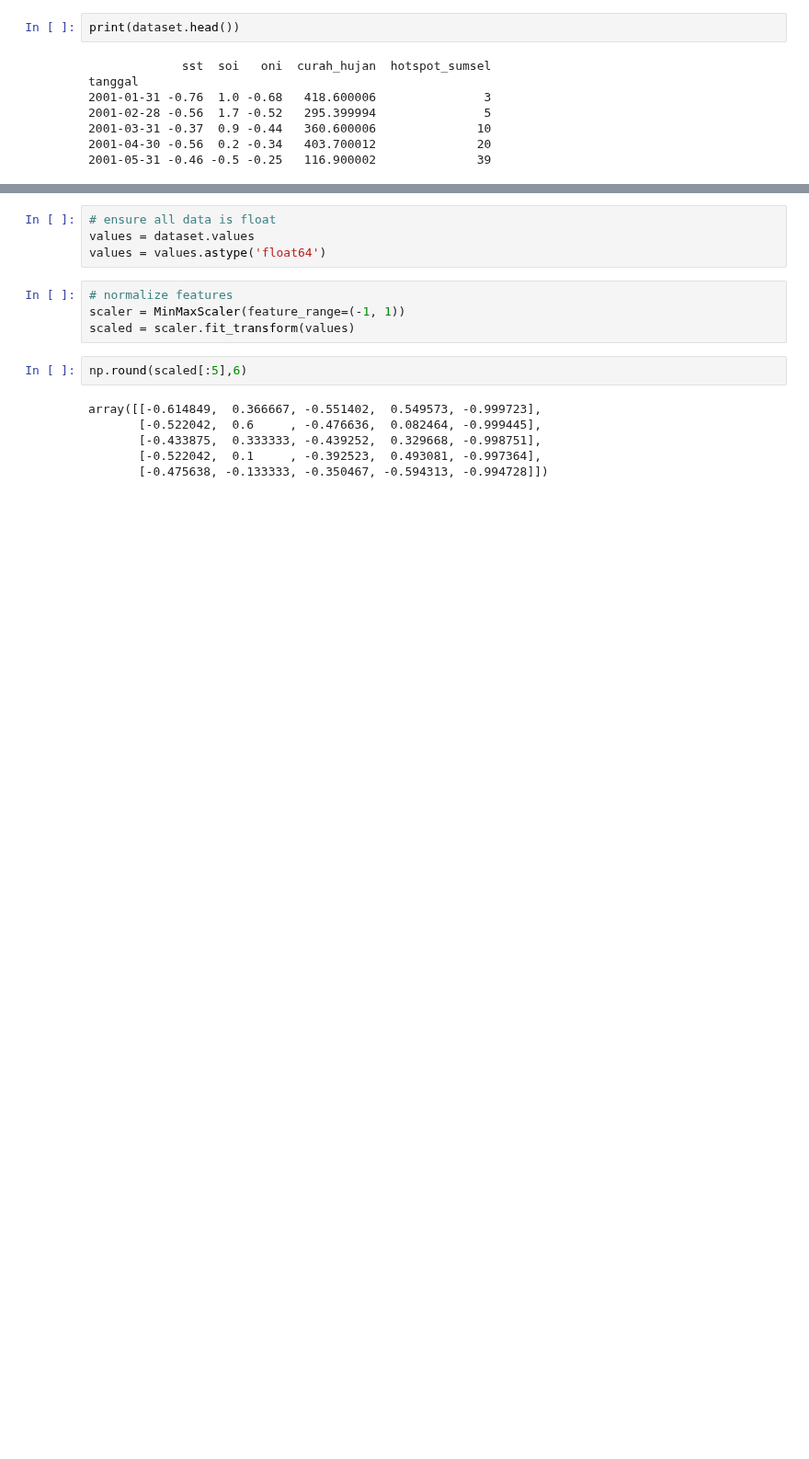
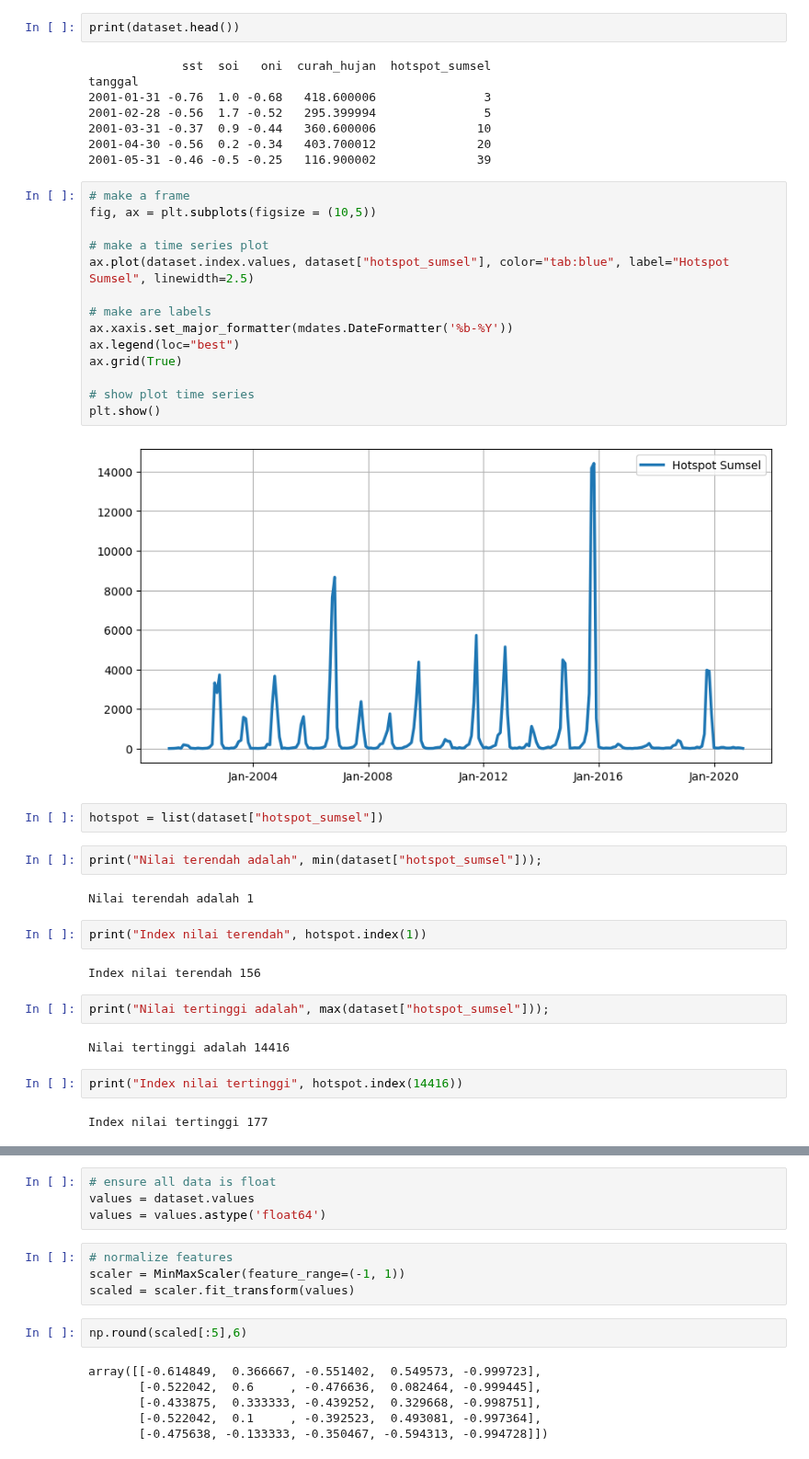
Before and after one commit to kusin/tensorflow-hotspot-v1, a Jupyter notebook: Untitled2.ipynb, the cells around one changed output, grey strips where cells are left out. Shown at 92% size. Saved outputs shown, nothing was run; the diff lists cells and outputs as text; blank space fills up the shorter version.

```diff
--- a/Untitled2.ipynb
+++ b/Untitled2.ipynb
@@ -86,3 +102,37 @@ tanggal
 2001-03-31 -0.37  0.9 -0.44   360.600006              10
 2001-04-30 -0.56  0.2 -0.34   403.700012              20
 2001-05-31 -0.46 -0.5 -0.25   116.900002              39
+# %%
+# make a frame
+fig, ax = plt.subplots(figsize = (10,5))
+
+# make a time series plot
+ax.plot(dataset.index.values, dataset["hotspot_sumsel"], color="tab:blue", label="Hotspot Sumsel", linewidth=2.5)
+
+# make are labels
+ax.xaxis.set_major_formatter(mdates.DateFormatter('%b-%Y'))
+ax.legend(loc="best")
+ax.grid(True)
+
+# show plot time series
+plt.show()
+# %% [output]
+[figure, added]
+# %%
+hotspot = list(dataset["hotspot_sumsel"])
+# %%
+print("Nilai terendah adalah", min(dataset["hotspot_sumsel"]));
+# %% [output]
+Nilai terendah adalah 1
+# %%
+print("Index nilai terendah", hotspot.index(1))
+# %% [output]
+Index nilai terendah 156
+# %%
+print("Nilai tertinggi adalah", max(dataset["hotspot_sumsel"]));
+# %% [output]
+Nilai tertinggi adalah 14416
+# %%
+print("Index nilai tertinggi", hotspot.index(14416))
+# %% [output]
+Index nilai tertinggi 177
```
Also changed, not shown: parts of 15 cells of this notebook, 13 other files.
